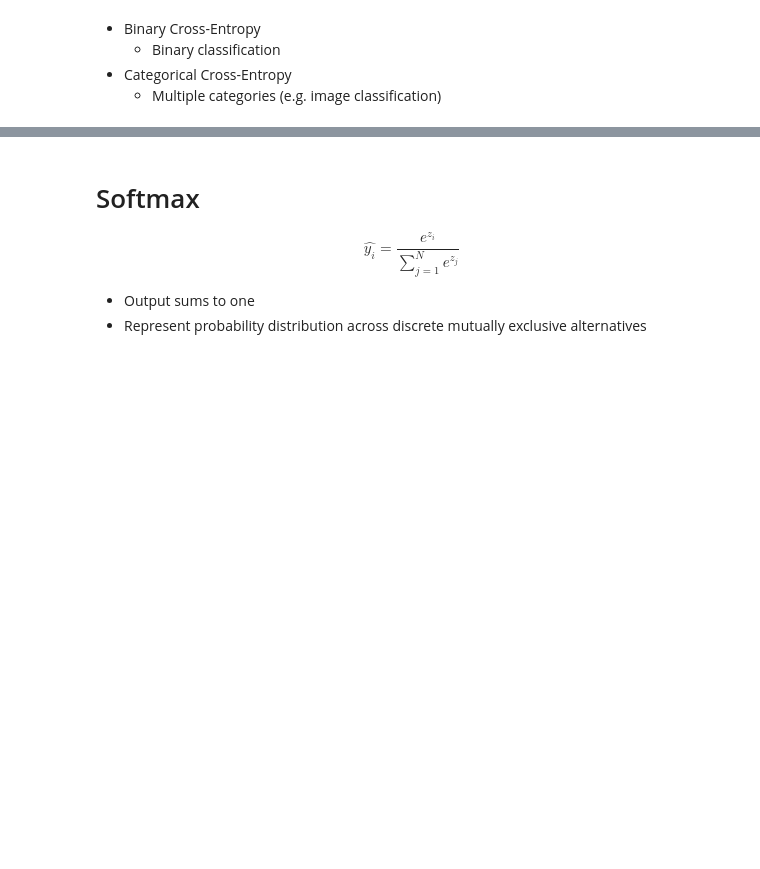
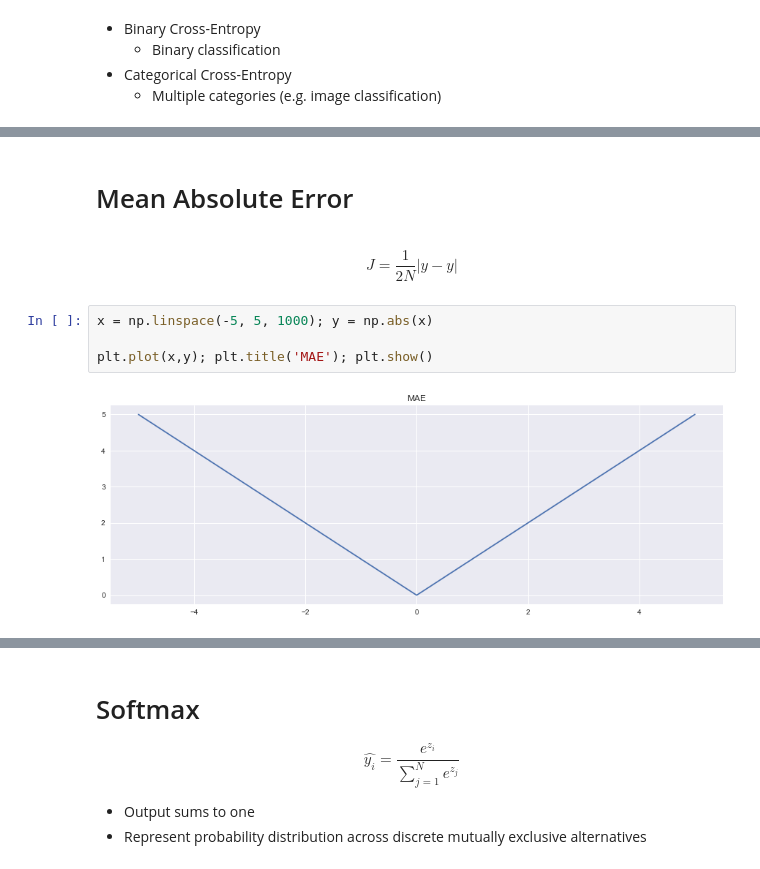
Before and after one commit to jordanott/DeepLearning, a Jupyter notebook: Notebooks/03 Training.ipynb, the cells around one changed output, grey strips where cells are left out. Saved outputs shown, nothing was run; the diff lists cells and outputs as text; blank space fills up the shorter version.

```diff
--- a/Notebooks/03 Training.ipynb
+++ b/Notebooks/03 Training.ipynb
@@ -42,0 +108,12 @@ warnings.filterwarnings('ignore')
+# %% [markdown]
+# Mean Absolute Error
+# %% [markdown]
+\begin{equation}
+    J = \frac{1}{2N} |y - \hat{y}|
+\end{equation}
+# %%
+x = np.linspace(-5, 5, 1000); y = np.abs(x)
+
+plt.plot(x,y); plt.title('MAE'); plt.show()
+# %% [output]
+[figure, added]
```
Also changed, not shown: parts of 30 cells of this notebook, 3 other files.
